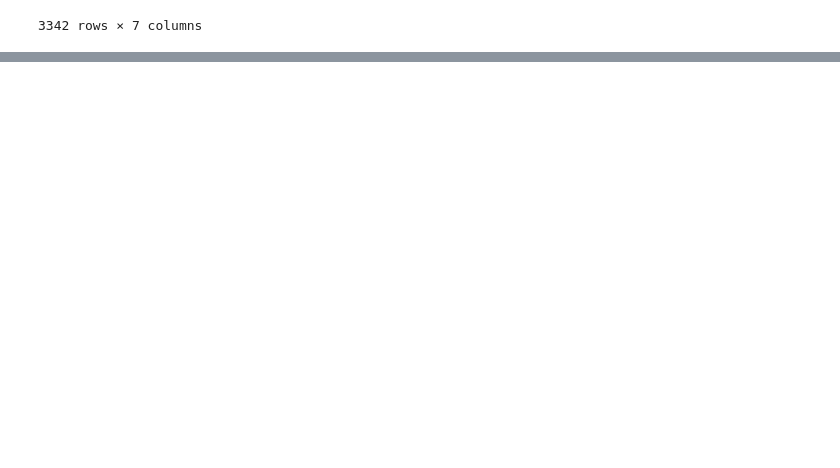
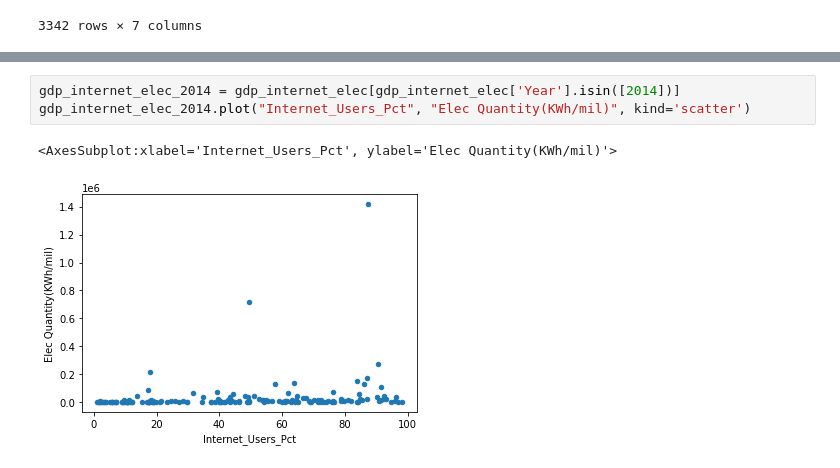
Before and after one commit to nss-data-science-cohort-5/un_exploration-CReihsmann, a Jupyter notebook: notebooks/un-exploration/Project1_Personal.ipynb, the cells around one changed output, grey strips where cells are left out. Drawn from its saved outputs; the diff is of its cells as text; blank space fills up the shorter version.

```diff
--- a/notebooks/un-exploration/Project1_Personal.ipynb
+++ b/notebooks/un-exploration/Project1_Personal.ipynb
@@ -74,0 +158,6 @@ gdp_and_internet_use[gdp_and_internet_use["Country"].isin(["Mexico"])].pivot_tab
+# %%
+gdp_internet_elec_2014 = gdp_internet_elec[gdp_internet_elec['Year'].isin([2014])]
+gdp_internet_elec_2014.plot("Internet_Users_Pct", "Elec Quantity(KWh/mil)", kind='scatter')
+# %% [output]
+<AxesSubplot:xlabel='Internet_Users_Pct', ylabel='Elec Quantity(KWh/mil)'>
+[figure, added]
```
Also changed, not shown: parts of 11 cells of this notebook.
